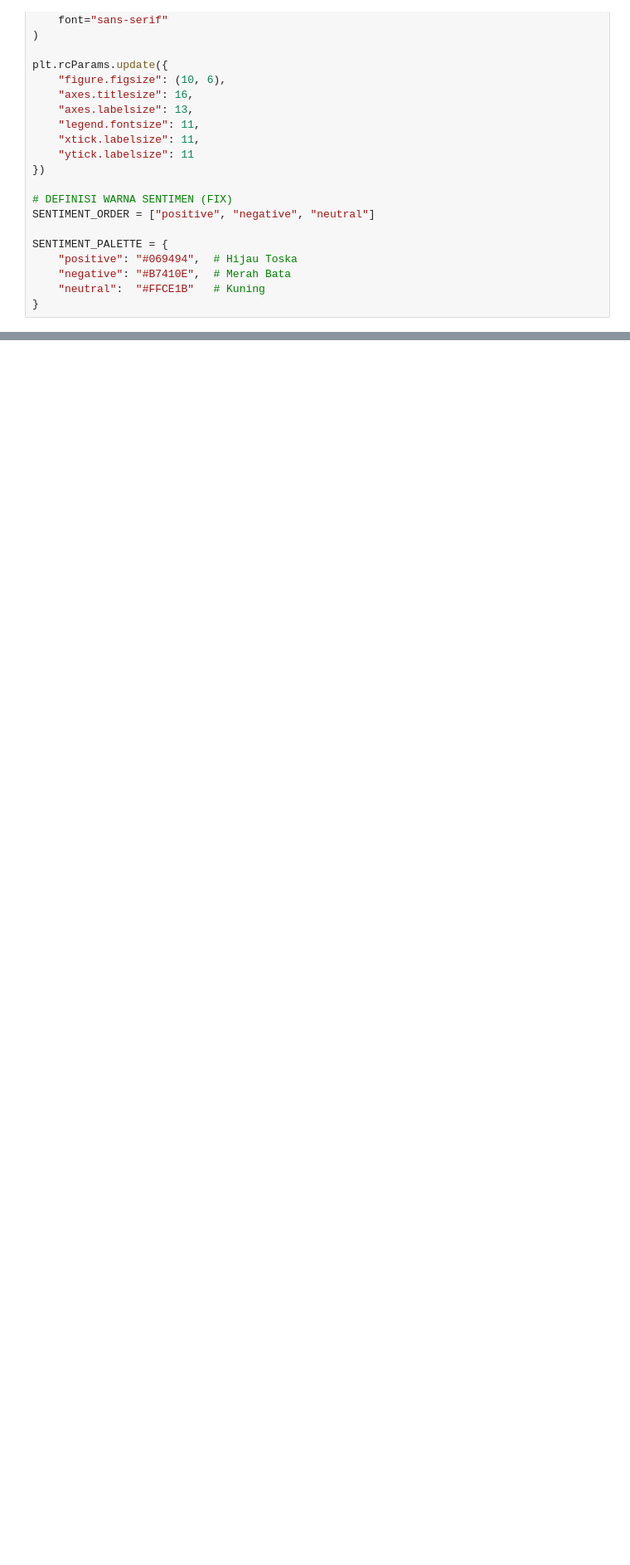
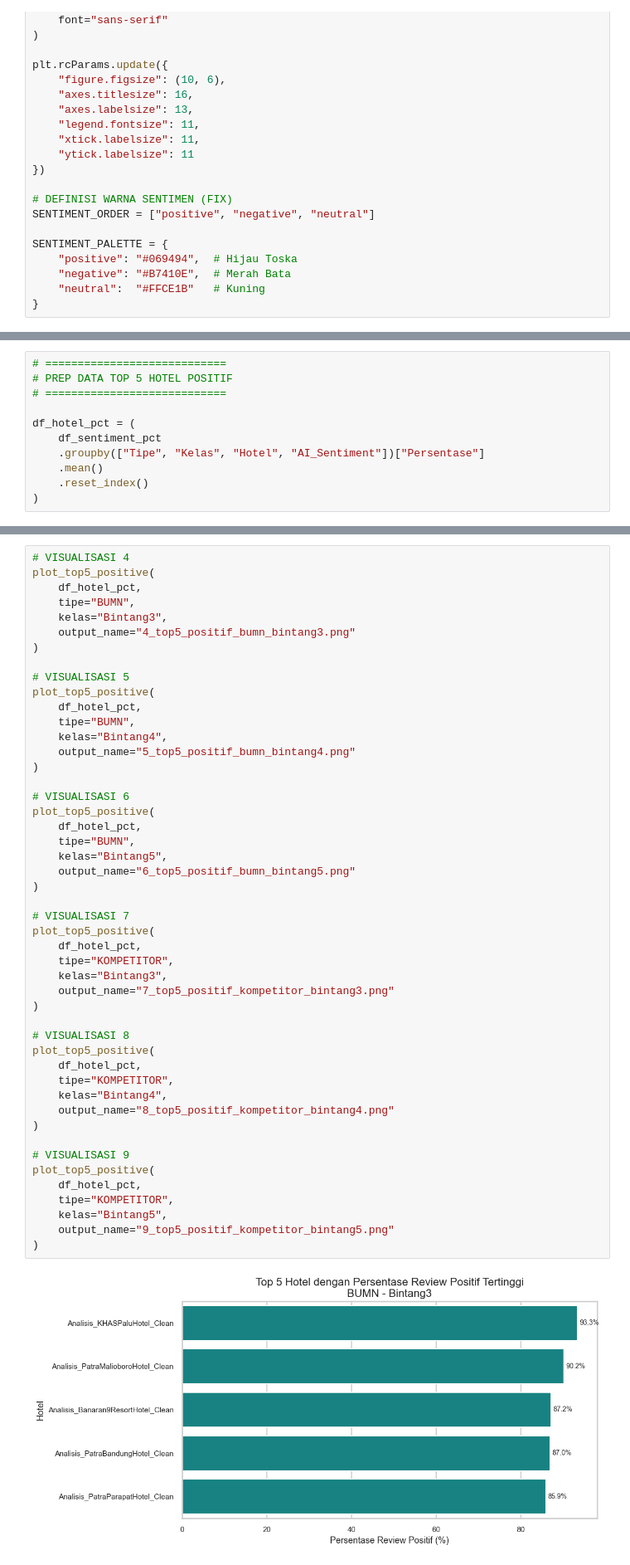
Before and after one commit to bagus5142/Projek-Analisis-Ulasan-Hotel, a Jupyter notebook: src/Visualisasi.ipynb, the cells around one changed output, grey strips where cells are left out. Shown at 83% size. Saved outputs shown, nothing was run; the diff lists cells and outputs as text; blank space fills up the shorter version.

```diff
--- a/src/Visualisasi.ipynb
+++ b/src/Visualisasi.ipynb
@@ -130,0 +259,11 @@ plt.show()
+# %%
+# ============================
+# PREP DATA TOP 5 HOTEL POSITIF
+# ============================
+
+df_hotel_pct = (
+    df_sentiment_pct
+    .groupby(["Tipe", "Kelas", "Hotel", "AI_Sentiment"])["Persentase"]
+    .mean()
+    .reset_index()
+)
@@ -130,0 +307,50 @@ plt.show()
+# %%
+# VISUALISASI 4
+plot_top5_positive(
+    df_hotel_pct,
+    tipe="BUMN",
+    kelas="Bintang3",
+    output_name="4_top5_positif_bumn_bintang3.png"
+)
+
+# VISUALISASI 5
+plot_top5_positive(
+    df_hotel_pct,
+    tipe="BUMN",
+    kelas="Bintang4",
+    output_name="5_top5_positif_bumn_bintang4.png"
+)
+
+# VISUALISASI 6
+plot_top5_positive(
+    df_hotel_pct,
+    tipe="BUMN",
+    kelas="Bintang5",
+    output_name="6_top5_positif_bumn_bintang5.png"
+)
+
+# VISUALISASI 7
+plot_top5_positive(
+    df_hotel_pct,
+    tipe="KOMPETITOR",
+    kelas="Bintang3",
+    output_name="7_top5_positif_kompetitor_bintang3.png"
+)
+
+# VISUALISASI 8
+plot_top5_positive(
+    df_hotel_pct,
+    tipe="KOMPETITOR",
+    kelas="Bintang4",
+    output_name="8_top5_positif_kompetitor_bintang4.png"
+)
+
+# VISUALISASI 9
+plot_top5_positive(
+    df_hotel_pct,
+    tipe="KOMPETITOR",
+    kelas="Bintang5",
+    output_name="9_top5_positif_kompetitor_bintang5.png"
+)
+# %% [output]
+[figure, added]
```
Also changed, not shown: parts of 9 cells of this notebook, 9 other files.
